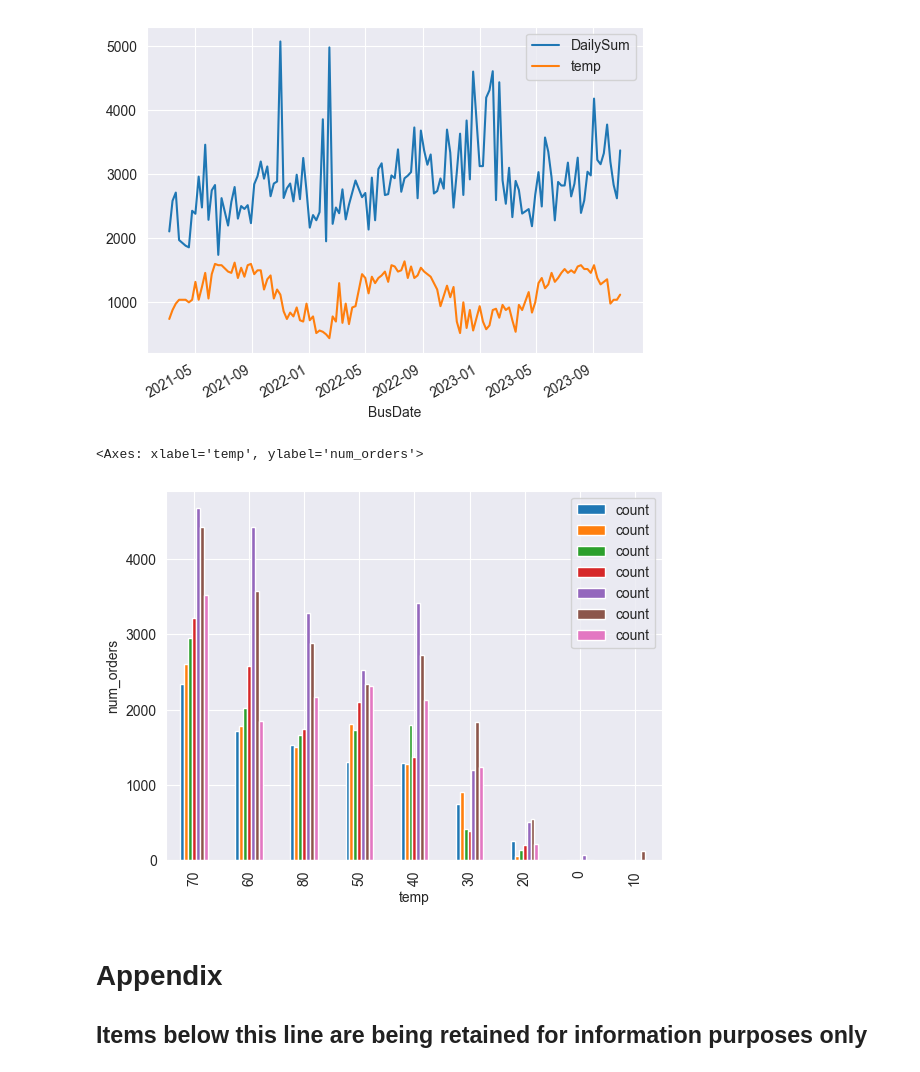
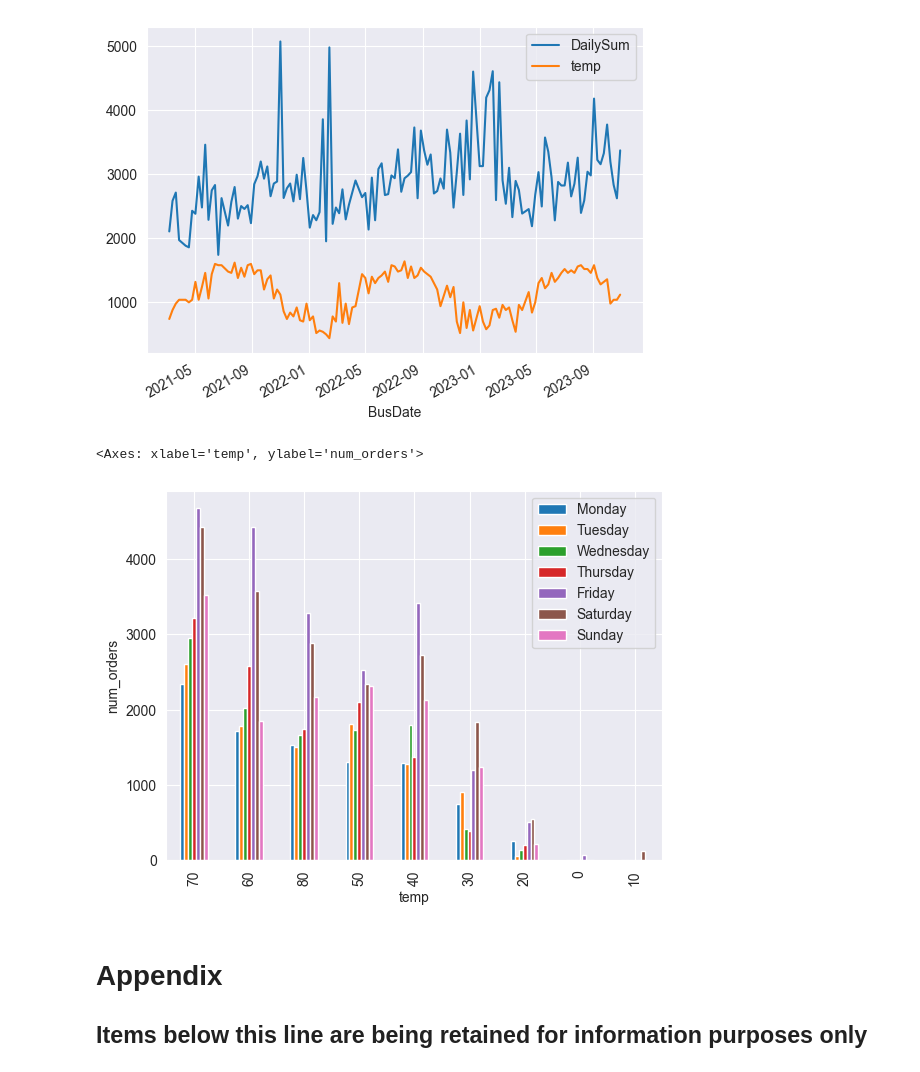
Before and after one commit to robertdfraley/PizzaWeatherPatterns, a Jupyter notebook: PizzaWeatherPattern.ipynb, the cells around one changed output. Saved outputs shown, nothing was run; the diff lists cells and outputs as text; code cells hidden in the pictures.

```diff
--- a/PizzaWeatherPattern.ipynb
+++ b/PizzaWeatherPattern.ipynb
@@ -334,34 +334,35 @@ gold_lim_data = gold_combined_dataset[["BusDate", "DayofWeek", "temp"]]
 fri_sel = (gold_lim_data.DayofWeek == 'Friday')
 fri_gold = gold_lim_data[friday_select]
 sat_sel = (gold_lim_data.DayofWeek == 'Saturday')
 sat_gold = gold_lim_data[saturday_select]
 sun_sel = (gold_lim_data.DayofWeek == 'Sunday')
 sun_gold = gold_lim_data[sunday_select]
 mon_sel = (gold_lim_data.DayofWeek == "Monday")
 mon_gold = gold_lim_data[monday_select]
 tue_sel = (gold_lim_data.DayofWeek == "Tuesday")
 tue_gold = gold_lim_data[tuesday_select]
 wed_sel = (gold_lim_data.DayofWeek == "Wednesday")
 wed_gold = gold_lim_data[wednesday_select]
 thu_sel = (gold_lim_data.DayofWeek == "Thursday")
 thu_gold = gold_lim_data[thursday_select]
 
 #Visualizations for Most popular temperature by day
 mon_gold_avgtemp = mon_gold.temp.value_counts()
 tue_gold_avgtemp = tue_gold.temp.value_counts()
 wed_gold_avgtemp = wed_gold.temp.value_counts()
 thu_gold_avgtemp = thu_gold.temp.value_counts()
 fri_gold_avgtemp = fri_gold.temp.value_counts()
 sat_gold_avgtemp = sat_gold.temp.value_counts()
 sun_gold_avgtemp = sun_gold.temp.value_counts()
 
 
 overall_gold_avgtemp = pd.concat([mon_gold_avgtemp, tue_gold_avgtemp, wed_gold_avgtemp, thu_gold_avgtemp, fri_gold_avgtemp, sat_gold_avgtemp, sun_gold_avgtemp], axis=1)
+overall_gold_avgtemp.columns = ["Monday","Tuesday","Wednesday", "Thursday", "Friday", "Saturday", "Sunday"]
 
 overall_gold_avgtemp.plot(kind='bar', ylabel='num_orders')
 # %% [output]
 <Axes: xlabel='temp', ylabel='num_orders'>
-[figure, old version]
+[figure, new version]
 # %% [markdown]
 # Appendix
 
```
